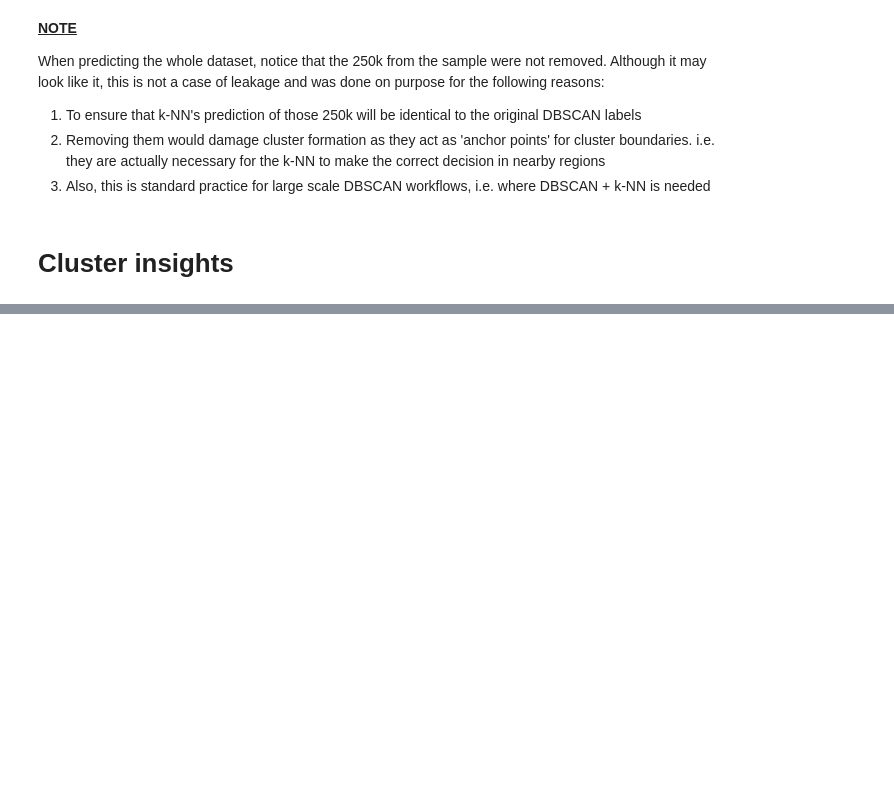
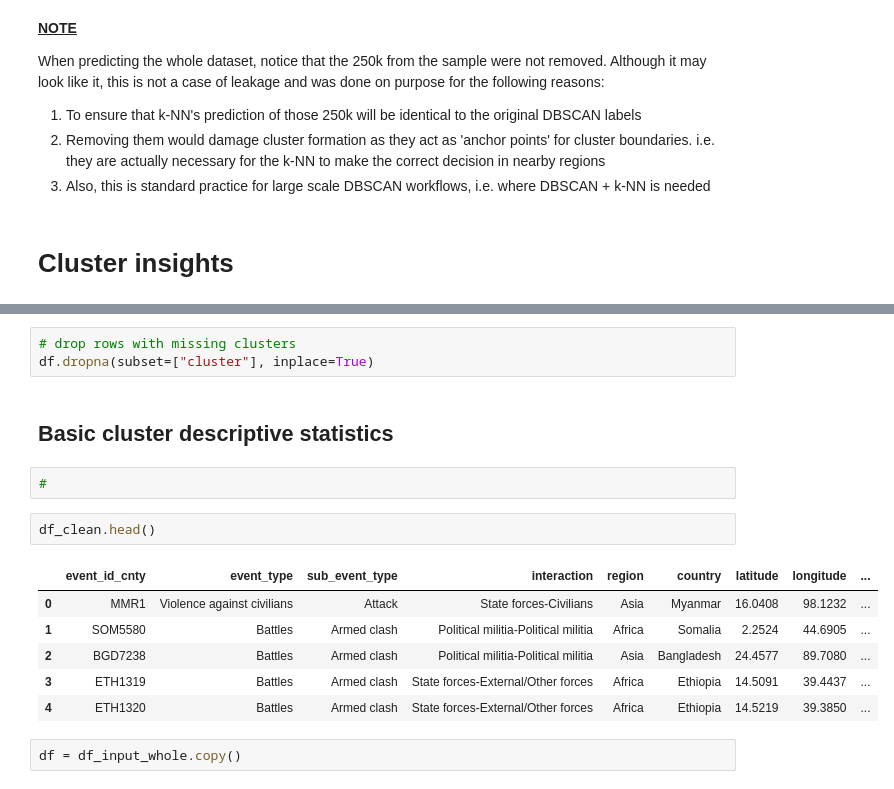
Before and after one commit to CoMa95/Armed-Conflict-Analytics, a Jupyter notebook: notebooks/03_modelling.ipynb, the cells around one changed output, grey strips where cells are left out. Drawn from its saved outputs; the diff is of its cells as text; blank space fills up the shorter version.

```diff
--- a/notebooks/03_modelling.ipynb
+++ b/notebooks/03_modelling.ipynb
@@ -209,0 +254,18 @@ When predicting the whole dataset, notice that the 250k from the sample were not
+# %%
+# drop rows with missing clusters
+df.dropna(subset=["cluster"], inplace=True)
+# %% [markdown]
+## Basic cluster descriptive statistics
+# %%
+#
+# %%
+df_clean.head()
+# %% [output]
+|  | event_id_cnty | event_type | sub_event_type | interaction | region | country | latitude | longitude | ... |
+| 0 | MMR1 | Violence against civilians | Attack | State forces-Civilians | Asia | Myanmar | 16.0408 | 98.1232 | ... |
+| 1 | SOM5580 | Battles | Armed clash | Political militia-Political militia | Africa | Somalia | 2.2524 | 44.6905 | ... |
+| 2 | BGD7238 | Battles | Armed clash | Political militia-Political militia | Asia | Bangladesh | 24.4577 | 89.7080 | ... |
+| 3 | ETH1319 | Battles | Armed clash | State forces-External/Other forces | Africa | Ethiopia | 14.5091 | 39.4437 | ... |
+| 4 | ETH1320 | Battles | Armed clash | State forces-External/Other forces | Africa | Ethiopia | 14.5219 | 39.3850 | ... |
+# %%
+df = df_input_whole.copy()
```
Also changed, not shown: parts of 3 cells of this notebook.
